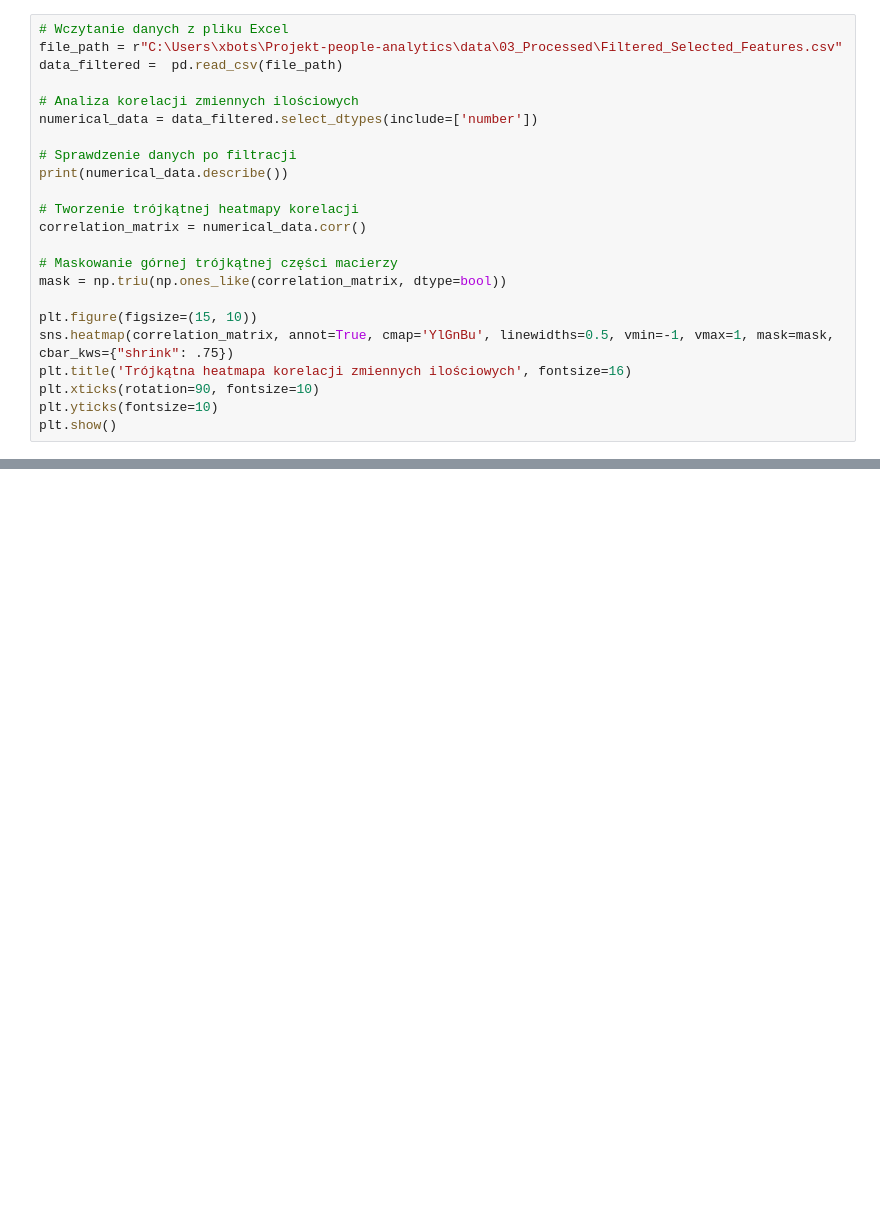
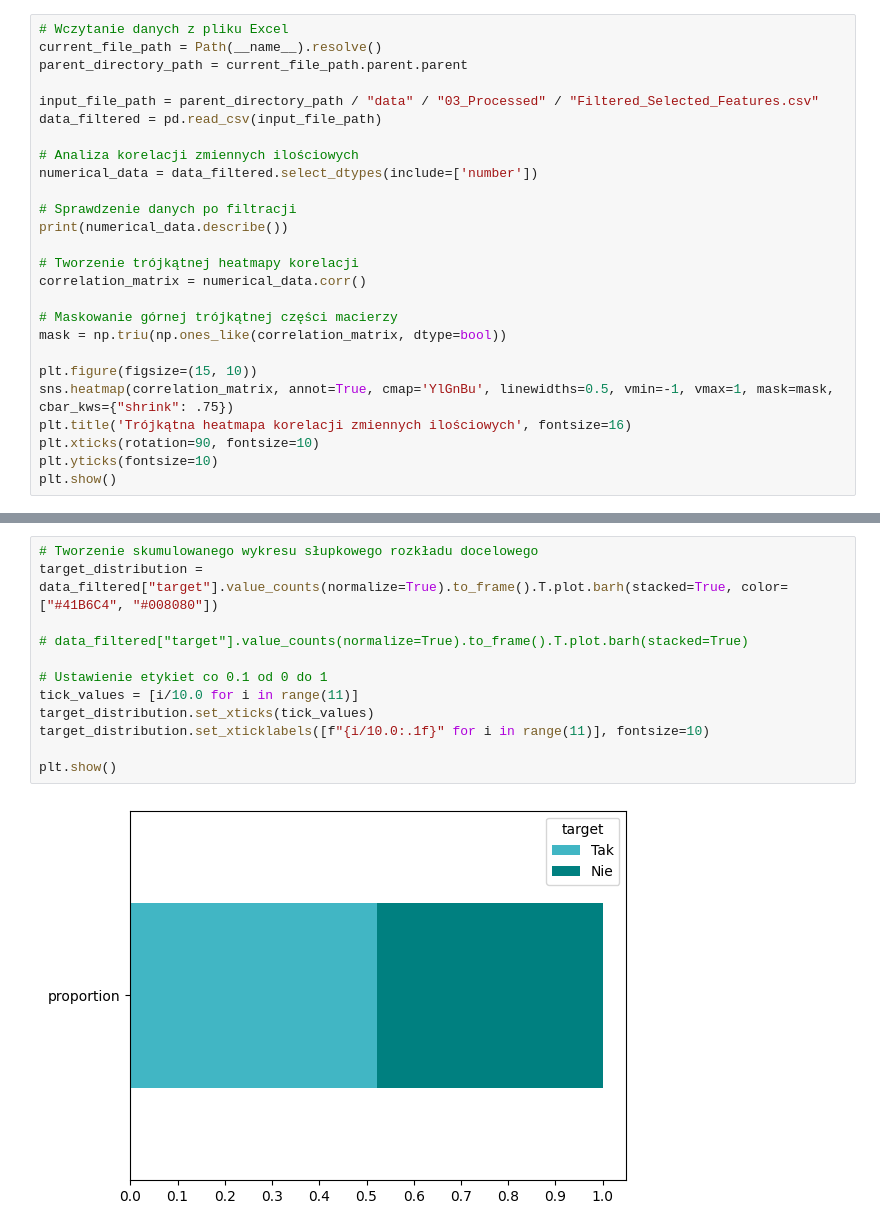
Before and after one commit to Zdanekk/Projekt-people-analytics, a Jupyter notebook: notebooks/03_ExploratoryDataAnalysis.ipynb, the cells around one changed output, grey strips where cells are left out. Drawn from its saved outputs; the diff is of its cells as text; blank space fills up the shorter version.

Commit message:
target distribution

```diff
--- a/notebooks/03_ExploratoryDataAnalysis.ipynb
+++ b/notebooks/03_ExploratoryDataAnalysis.ipynb
@@ -7,8 +8,11 @@ import os
 #import bibliotek
 # %%
 # Wczytanie danych z pliku Excel
-file_path = r"C:\Users\xbots\Projekt-people-analytics\data\03_Processed\Filtered_Selected_Features.csv"
-data_filtered =  pd.read_csv(file_path)
+current_file_path = Path(__name__).resolve()
+parent_directory_path = current_file_path.parent.parent
+
+input_file_path = parent_directory_path / "data" / "03_Processed" / "Filtered_Selected_Features.csv"
+data_filtered = pd.read_csv(input_file_path)
 
 # Analiza korelacji zmiennych ilościowych
 numerical_data = data_filtered.select_dtypes(include=['number'])
@@ -47,3 +51,17 @@ max                    3.000000       3.000000   4.000000
 
 [8 rows x 36 columns]
 [figure]
+# %%
+# Tworzenie skumulowanego wykresu słupkowego rozkładu docelowego
+target_distribution = data_filtered["target"].value_counts(normalize=True).to_frame().T.plot.barh(stacked=True, color=["#41B6C4", "#008080"])
+
+# data_filtered["target"].value_counts(normalize=True).to_frame().T.plot.barh(stacked=True)
+
+# Ustawienie etykiet co 0.1 od 0 do 1
+tick_values = [i/10.0 for i in range(11)]
+target_distribution.set_xticks(tick_values)
+target_distribution.set_xticklabels([f"{i/10.0:.1f}" for i in range(11)], fontsize=10)
+
+plt.show()
+# %% [output]
+[figure, added]
```
Also changed, not shown: parts of 2 cells of this notebook.
